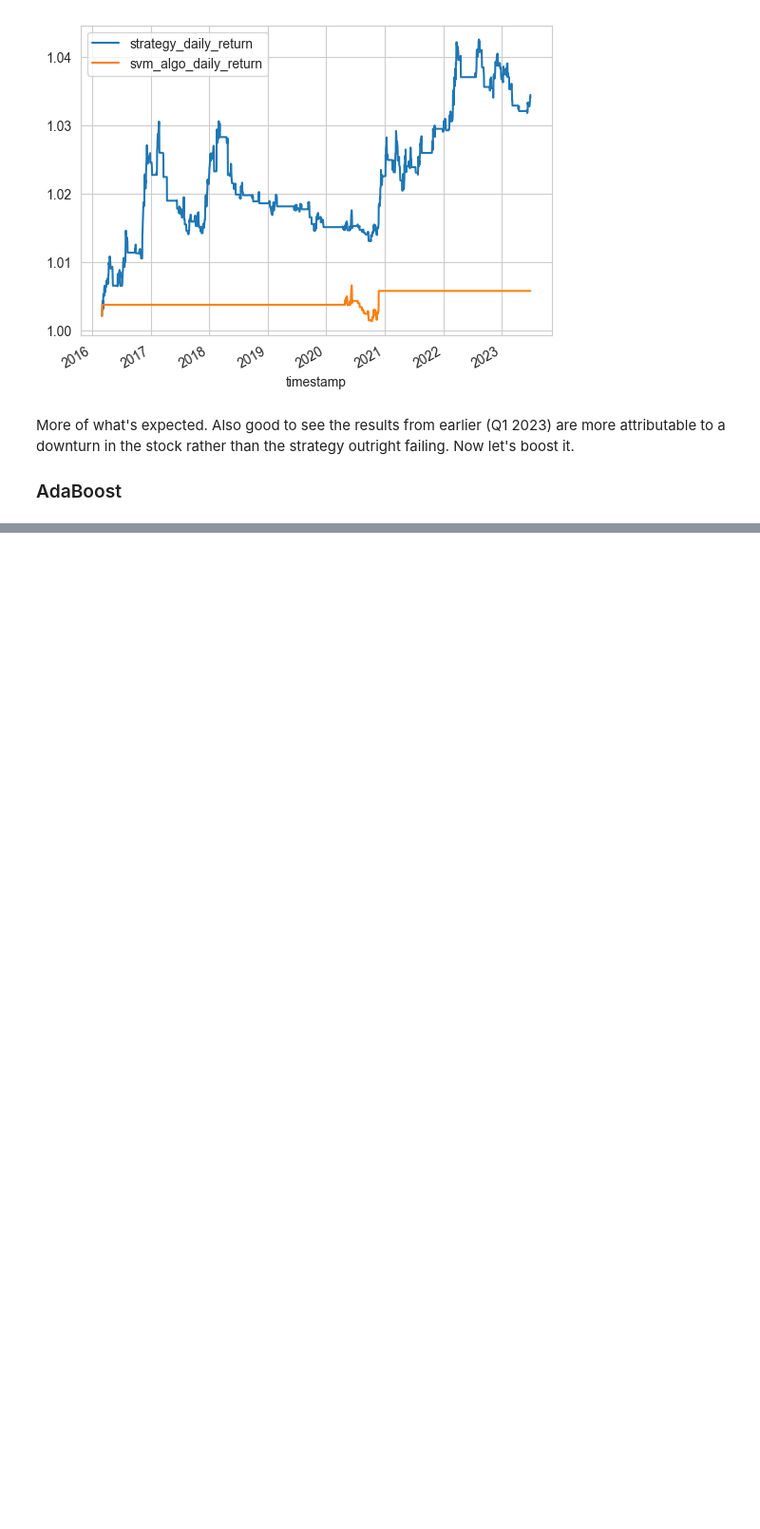
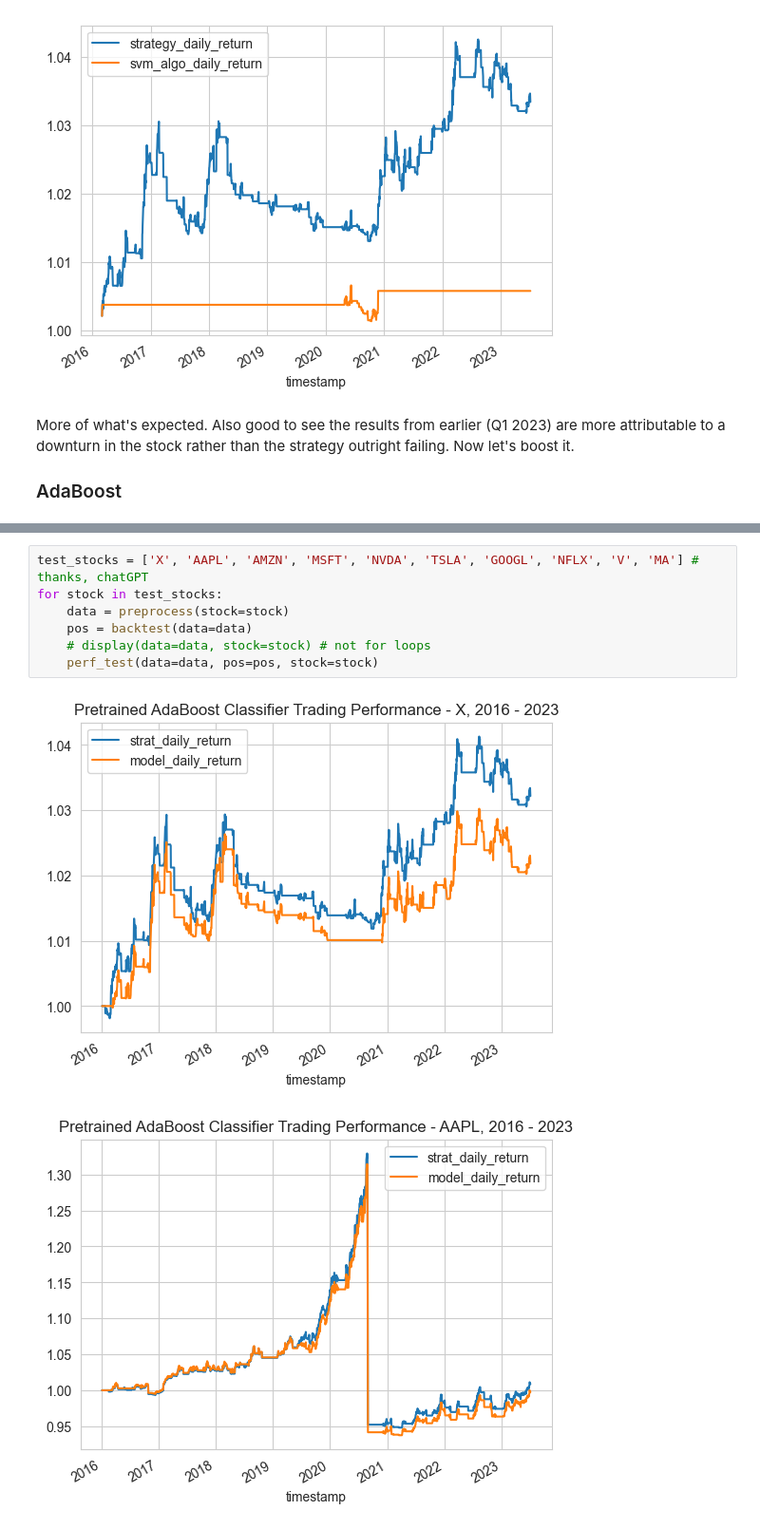
Before and after one commit to whitgroves/fintech-bootcamp-at-home, a Jupyter notebook: project-3-trading-bot.ipynb, the cells around one changed output, grey strips where cells are left out. Shown at 95% size. Cells and saved outputs as stored; diff of their text form; blank space fills up the shorter version.

```diff
--- a/project-3-trading-bot.ipynb
+++ b/project-3-trading-bot.ipynb
@@ -520,0 +580,10 @@ This is a good stopping point for now. Now that we're caught up with the example
+# %%
+test_stocks = ['X', 'AAPL', 'AMZN', 'MSFT', 'NVDA', 'TSLA', 'GOOGL', 'NFLX', 'V', 'MA'] # thanks, chatGPT
+for stock in test_stocks:
+    data = preprocess(stock=stock)
+    pos = backtest(data=data)
+    # display(data=data, stock=stock) # not for loops
+    perf_test(data=data, pos=pos, stock=stock)
+# %% [output]
+[figure, added]
+[figure, added]
```
Also changed, not shown: parts of 16 cells of this notebook, 1 other file.
